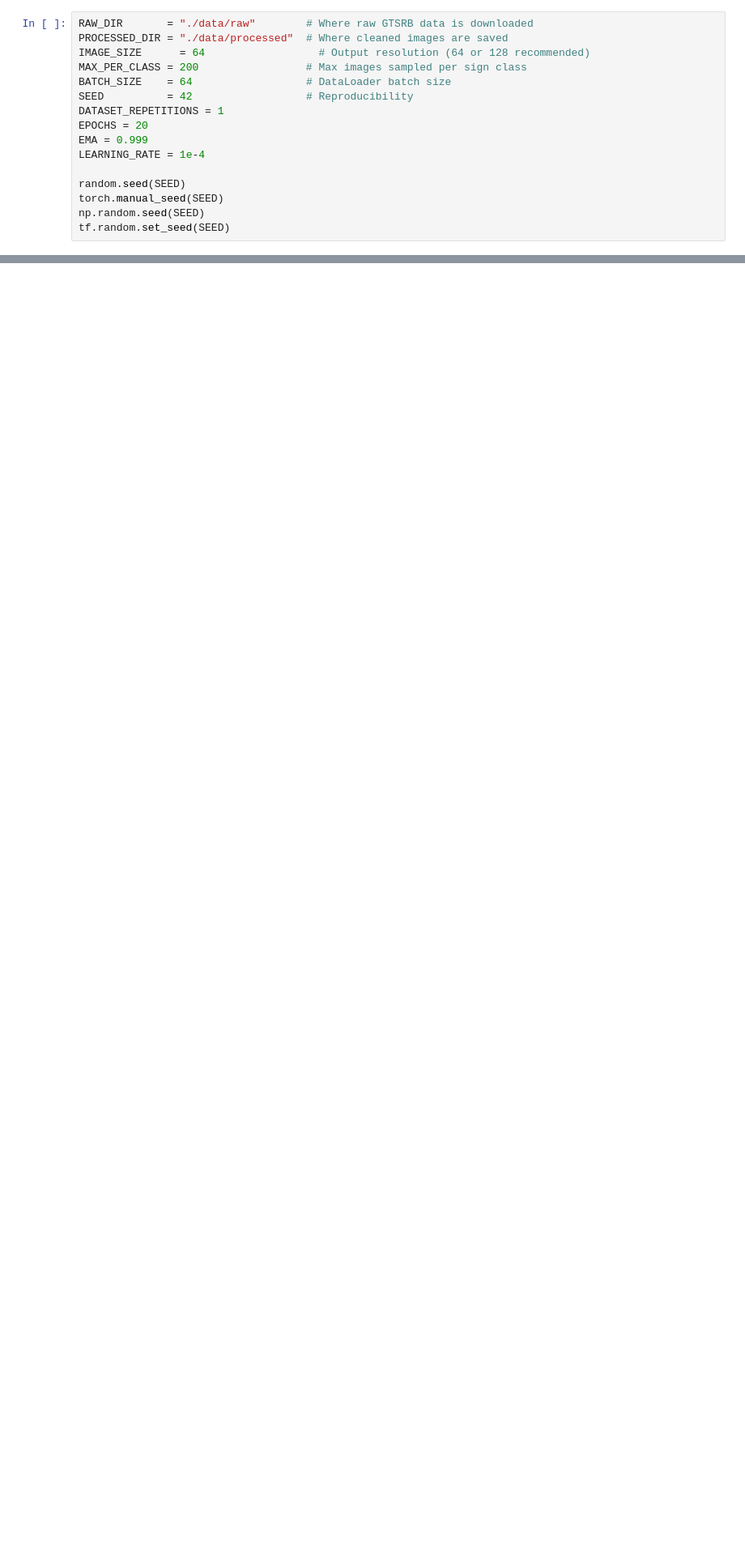
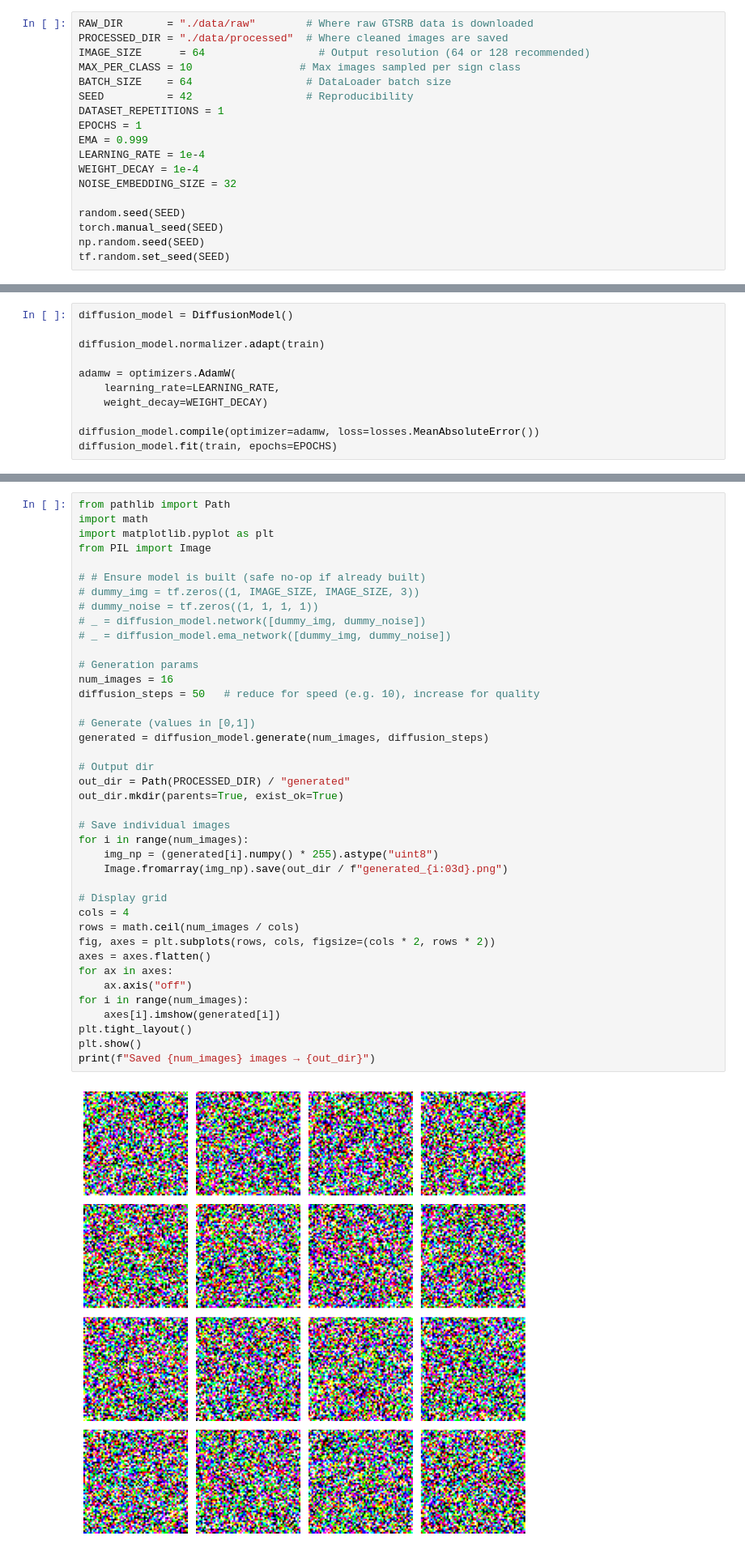
Before and after one commit to katie34634/road-sign-generation, a Jupyter notebook: main.ipynb, the cells around one changed output, grey strips where cells are left out. Shown at 81% size. Drawn from its saved outputs; the diff is of its cells as text; blank space fills up the shorter version.

```diff
--- a/main.ipynb
+++ b/main.ipynb
@@ -26,13 +28,15 @@ CUDA available: False
 RAW_DIR       = "./data/raw"        # Where raw GTSRB data is downloaded
 PROCESSED_DIR = "./data/processed"  # Where cleaned images are saved
 IMAGE_SIZE      = 64                  # Output resolution (64 or 128 recommended)
-MAX_PER_CLASS = 200                 # Max images sampled per sign class
+MAX_PER_CLASS = 10                 # Max images sampled per sign class
 BATCH_SIZE    = 64                  # DataLoader batch size
 SEED          = 42                  # Reproducibility
 DATASET_REPETITIONS = 1
-EPOCHS = 20
+EPOCHS = 1
 EMA = 0.999
 LEARNING_RATE = 1e-4
+WEIGHT_DECAY = 1e-4
+NOISE_EMBEDDING_SIZE = 32
 
 random.seed(SEED)
 torch.manual_seed(SEED)
@@ -439,0 +233,11 @@ KeyboardInterrupt:
+# %%
+diffusion_model = DiffusionModel()
+
+diffusion_model.normalizer.adapt(train)
+
+adamw = optimizers.AdamW(
+    learning_rate=LEARNING_RATE,
+    weight_decay=WEIGHT_DECAY)
+
+diffusion_model.compile(optimizer=adamw, loss=losses.MeanAbsoluteError())
+diffusion_model.fit(train, epochs=EPOCHS)
@@ -439,0 +247,42 @@ KeyboardInterrupt:
+# %%
+from pathlib import Path
+import math
+import matplotlib.pyplot as plt
+from PIL import Image
+
+# # Ensure model is built (safe no-op if already built)
+# dummy_img = tf.zeros((1, IMAGE_SIZE, IMAGE_SIZE, 3))
+# dummy_noise = tf.zeros((1, 1, 1, 1))
+# _ = diffusion_model.network([dummy_img, dummy_noise])
+# _ = diffusion_model.ema_network([dummy_img, dummy_noise])
+
+# Generation params
+num_images = 16
+diffusion_steps = 50   # reduce for speed (e.g. 10), increase for quality
+
+# Generate (values in [0,1])
+generated = diffusion_model.generate(num_images, diffusion_steps)
+
+# Output dir
+out_dir = Path(PROCESSED_DIR) / "generated"
+out_dir.mkdir(parents=True, exist_ok=True)
+
+# Save individual images
+for i in range(num_images):
+    img_np = (generated[i].numpy() * 255).astype("uint8")
+    Image.fromarray(img_np).save(out_dir / f"generated_{i:03d}.png")
+
+# Display grid
+cols = 4
+rows = math.ceil(num_images / cols)
+fig, axes = plt.subplots(rows, cols, figsize=(cols * 2, rows * 2))
+axes = axes.flatten()
+for ax in axes:
+    ax.axis("off")
+for i in range(num_images):
+    axes[i].imshow(generated[i])
+plt.tight_layout()
+plt.show()
+print(f"Saved {num_images} images → {out_dir}")
+# %% [output]
+[figure, added]
```
Also changed, not shown: parts of 16 cells of this notebook, 5 other files.
